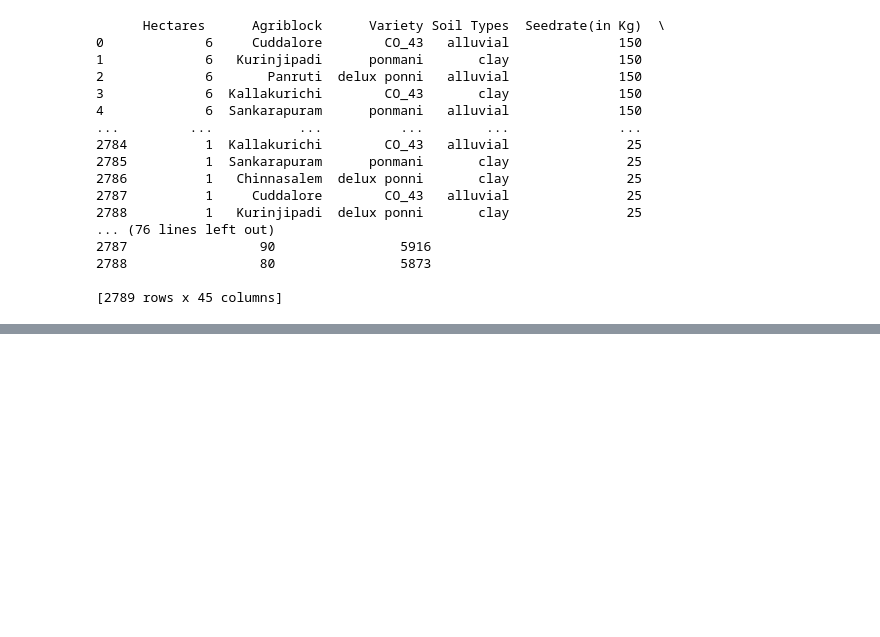
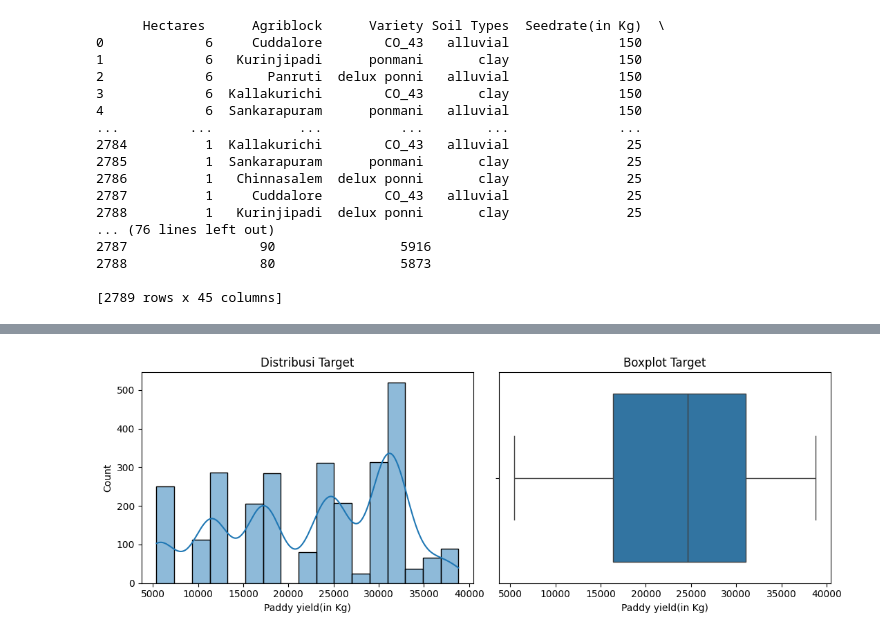
Before and after one commit to araafya/FP-MachineLearning, a Jupyter notebook: EDA and Preprocessing/notebook.ipynb, the cells around one changed output, grey strips where cells are left out. Cells and saved outputs as stored; diff of their text form; code cells hidden in the pictures; blank space fills up the shorter version.

```diff
--- a/EDA and Preprocessing/notebook.ipynb
+++ b/EDA and Preprocessing/notebook.ipynb
@@ -34,0 +96,9 @@ data
+# %%
+target = 'Paddy yield(in Kg)'
+fig, ax = plt.subplots(1, 2, figsize=(11, 4))
+sns.histplot(data[target], kde=True, ax=ax[0])
+sns.boxplot(x=data[target], ax=ax[1])
+ax[0].set_title('Distribusi Target'); ax[1].set_title('Boxplot Target')
+plt.tight_layout(); plt.show()
+# %% [output]
+[figure, added]
```
Also changed, not shown: parts of 8 cells of this notebook, 7 other files.
